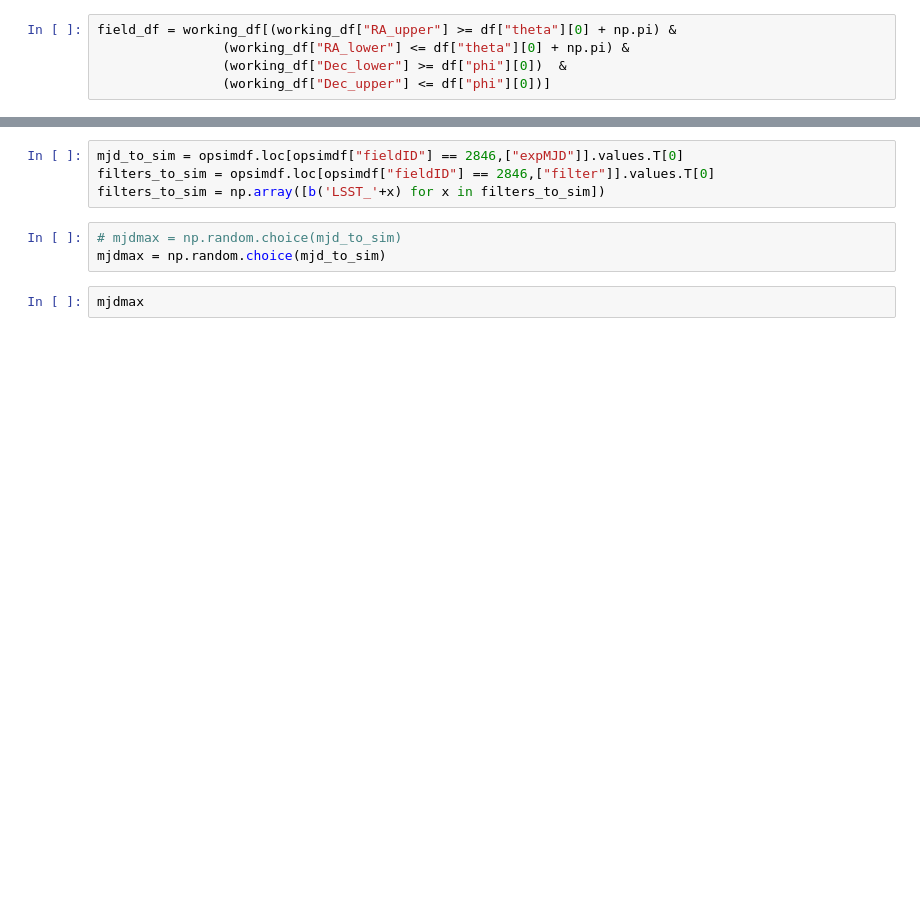
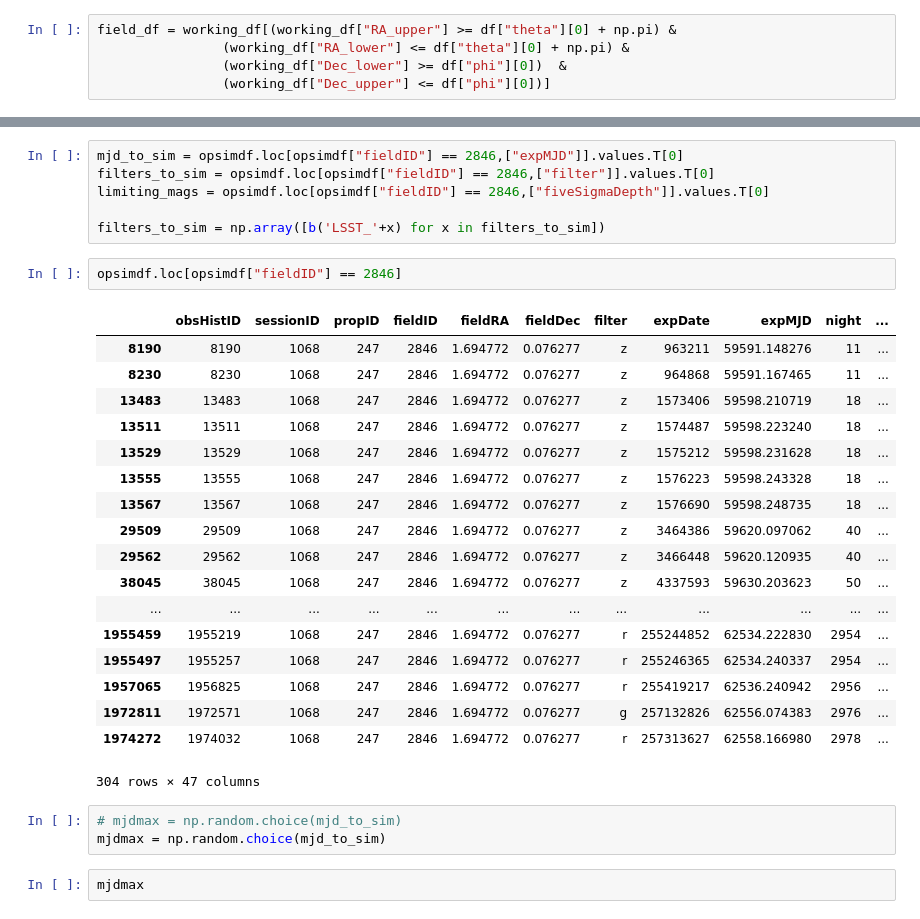
Before and after one commit to RobFirth/LSST_tools, a Jupyter notebook: lsst_tools/sims/notebooks/simulate_lightcurve_LSST_cadence.ipynb, the cells around one changed output, grey strips where cells are left out. Drawn from its saved outputs; the diff is of its cells as text; blank space fills up the shorter version.

```diff
--- a/lsst_tools/sims/notebooks/simulate_lightcurve_LSST_cadence.ipynb
+++ b/lsst_tools/sims/notebooks/simulate_lightcurve_LSST_cadence.ipynb
@@ -92,7 +129,30 @@ field_df
 # %%
 mjd_to_sim = opsimdf.loc[opsimdf["fieldID"] == 2846,["expMJD"]].values.T[0]
 filters_to_sim = opsimdf.loc[opsimdf["fieldID"] == 2846,["filter"]].values.T[0]
+limiting_mags = opsimdf.loc[opsimdf["fieldID"] == 2846,["fiveSigmaDepth"]].values.T[0]
+
 filters_to_sim = np.array([b('LSST_'+x) for x in filters_to_sim])
+# %%
+opsimdf.loc[opsimdf["fieldID"] == 2846]
+# %% [output]
+|  | obsHistID | sessionID | propID | fieldID | fieldRA | fieldDec | filter | expDate | expMJD | night | ... |
+| 8190 | 8190 | 1068 | 247 | 2846 | 1.694772 | 0.076277 | z | 963211 | 59591.148276 | 11 | ... |
+| 8230 | 8230 | 1068 | 247 | 2846 | 1.694772 | 0.076277 | z | 964868 | 59591.167465 | 11 | ... |
+| 13483 | 13483 | 1068 | 247 | 2846 | 1.694772 | 0.076277 | z | 1573406 | 59598.210719 | 18 | ... |
+| 13511 | 13511 | 1068 | 247 | 2846 | 1.694772 | 0.076277 | z | 1574487 | 59598.223240 | 18 | ... |
+| 13529 | 13529 | 1068 | 247 | 2846 | 1.694772 | 0.076277 | z | 1575212 | 59598.231628 | 18 | ... |
+| 13555 | 13555 | 1068 | 247 | 2846 | 1.694772 | 0.076277 | z | 1576223 | 59598.243328 | 18 | ... |
+| 13567 | 13567 | 1068 | 247 | 2846 | 1.694772 | 0.076277 | z | 1576690 | 59598.248735 | 18 | ... |
+| 29509 | 29509 | 1068 | 247 | 2846 | 1.694772 | 0.076277 | z | 3464386 | 59620.097062 | 40 | ... |
+| 29562 | 29562 | 1068 | 247 | 2846 | 1.694772 | 0.076277 | z | 3466448 | 59620.120935 | 40 | ... |
+| 38045 | 38045 | 1068 | 247 | 2846 | 1.694772 | 0.076277 | z | 4337593 | 59630.203623 | 50 | ... |
+| ... | ... | ... | ... | ... | ... | ... | ... | ... | ... | ... | ... |
+| 1955459 | 1955219 | 1068 | 247 | 2846 | 1.694772 | 0.076277 | r | 255244852 | 62534.222830 | 2954 | ... |
+| 1955497 | 1955257 | 1068 | 247 | 2846 | 1.694772 | 0.076277 | r | 255246365 | 62534.240337 | 2954 | ... |
+| 1957065 | 1956825 | 1068 | 247 | 2846 | 1.694772 | 0.076277 | r | 255419217 | 62536.240942 | 2956 | ... |
+| 1972811 | 1972571 | 1068 | 247 | 2846 | 1.694772 | 0.076277 | g | 257132826 | 62556.074383 | 2976 | ... |
+| 1974272 | 1974032 | 1068 | 247 | 2846 | 1.694772 | 0.076277 | r | 257313627 | 62558.166980 | 2978 | ... |
+304 rows × 47 columns
 # %%
 # mjdmax = np.random.choice(mjd_to_sim)
 mjdmax = np.random.choice(mjd_to_sim)
```
Also changed, not shown: parts of 21 cells of this notebook.
